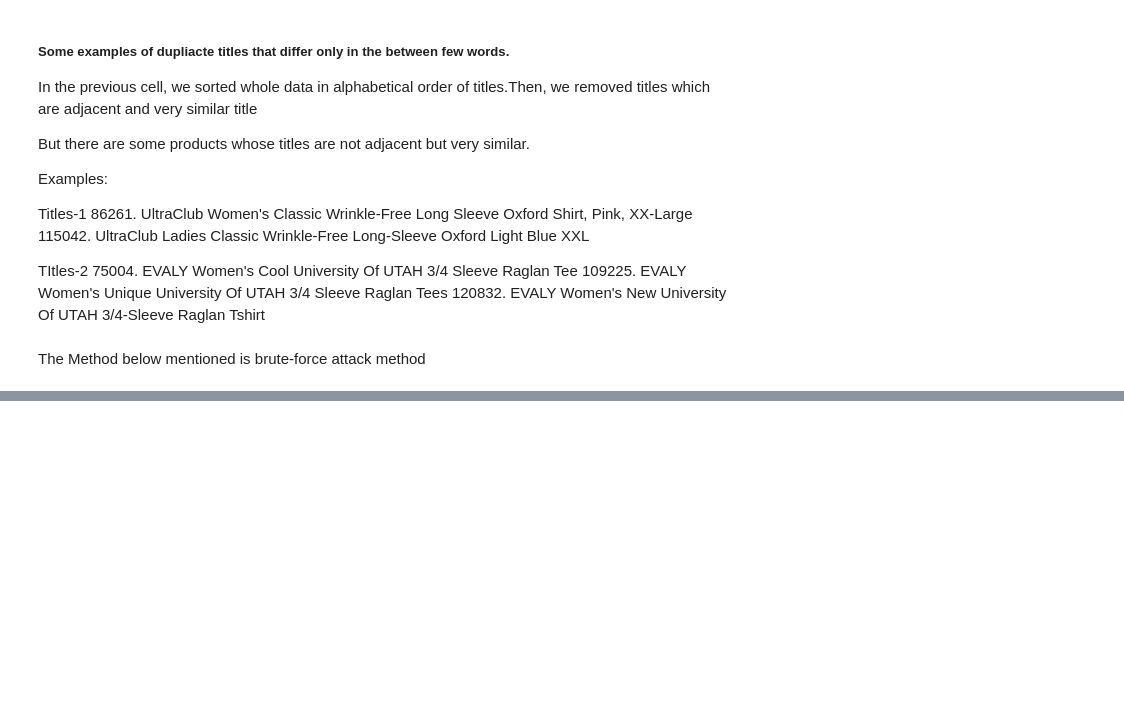
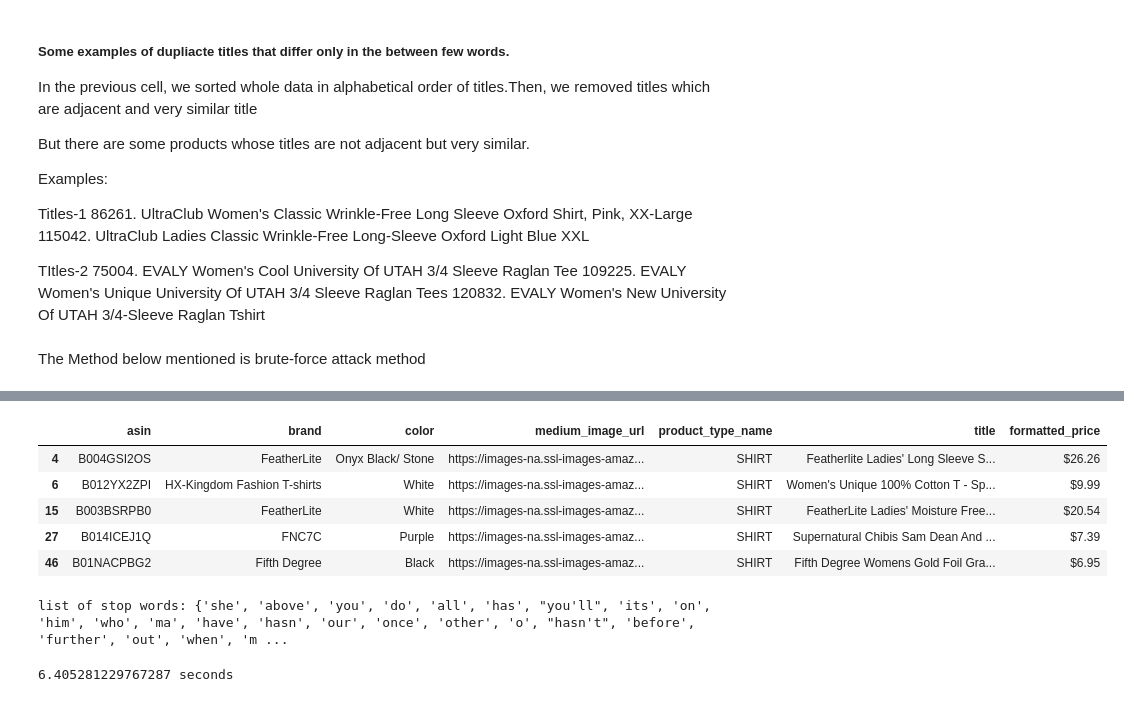
Before and after one commit to karangupta26/Apparel-Recommendation-System, a Jupyter notebook: RecommendationSystem.ipynb, the cells around one changed output, grey strips where cells are left out. Saved outputs shown, nothing was run; the diff lists cells and outputs as text; code cells hidden in the pictures; blank space fills up the shorter version.

Commit message:
Preprocessed Data

```diff
--- a/RecommendationSystem.ipynb
+++ b/RecommendationSystem.ipynb
@@ -417,0 +420,37 @@ data.to_pickle('pickels/16k_apperal_data')
+# %%
+data.head()
+# %% [output]
+|  | asin | brand | color | medium_image_url | product_type_name | title | formatted_price |
+| 4 | B004GSI2OS | FeatherLite | Onyx Black/ Stone | https://images-na.ssl-images-amaz... | SHIRT | Featherlite Ladies' Long Sleeve S... | $26.26 |
+| 6 | B012YX2ZPI | HX-Kingdom Fashion T-shirts | White | https://images-na.ssl-images-amaz... | SHIRT | Women's Unique 100% Cotton T - Sp... | $9.99 |
+| 15 | B003BSRPB0 | FeatherLite | White | https://images-na.ssl-images-amaz... | SHIRT | FeatherLite Ladies' Moisture Free... | $20.54 |
+| 27 | B014ICEJ1Q | FNC7C | Purple | https://images-na.ssl-images-amaz... | SHIRT | Supernatural Chibis Sam Dean And ... | $7.39 |
+| 46 | B01NACPBG2 | Fifth Degree | Black | https://images-na.ssl-images-amaz... | SHIRT | Fifth Degree Womens Gold Foil Gra... | $6.95 |
+# %%
+data = pd.read_pickle('pickels/16k_apperal_data')
+stop_words = set(stopwords.words('english'))
+print ('list of stop words:', stop_words)
+
+def nlp_preprocessing(total_text, index, column):
+    if type(total_text) is not int:
+        string = ""
+        for words in total_text.split():
+            # remove the special chars in review like '"#$@!%^&*()_+-~?>< etc.
+            word = ("".join(e for e in words if e.isalnum()))
+            # Conver all letters to lower-case
+            word = word.lower()
+            # stop-word removal
+            if not word in stop_words:
+                string += word + " "
+        data[column][index] = string
+# %% [output]
+list of stop words: {'she', 'above', 'you', 'do', 'all', 'has', "you'll", 'its', 'on', 'him', 'who', 'ma', 'have', 'hasn', 'our', 'once', 'other', 'o', "hasn't", 'before', 'further', 'out', 'when', 'm ...
+# %%
+start_time = time.clock()
+# we take each title and we text-preprocess it.
+for index, row in data.iterrows():
+    nlp_preprocessing(row['title'], index, 'title')
+# we print the time it took to preprocess whole titles
+print(time.clock() - start_time, "seconds")
+# %% [output]
+6.405281229767287 seconds
```
Also changed, not shown: parts of 5 cells of this notebook, 2 other files.
